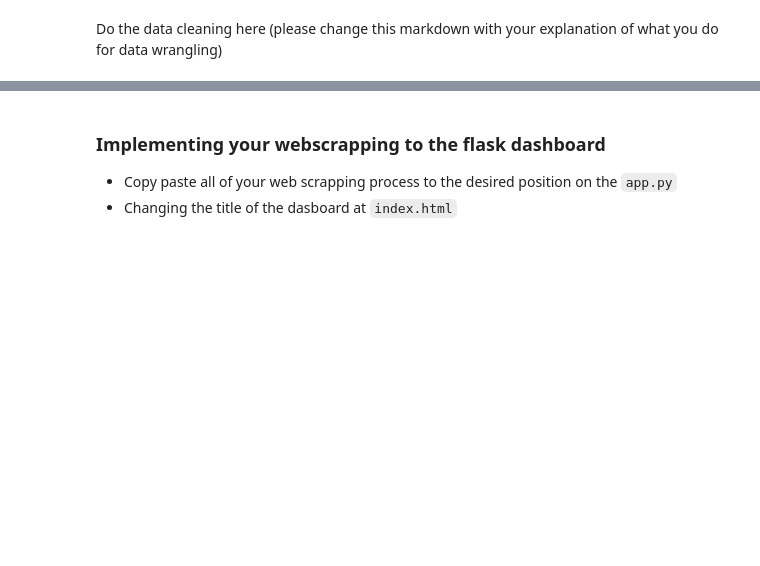
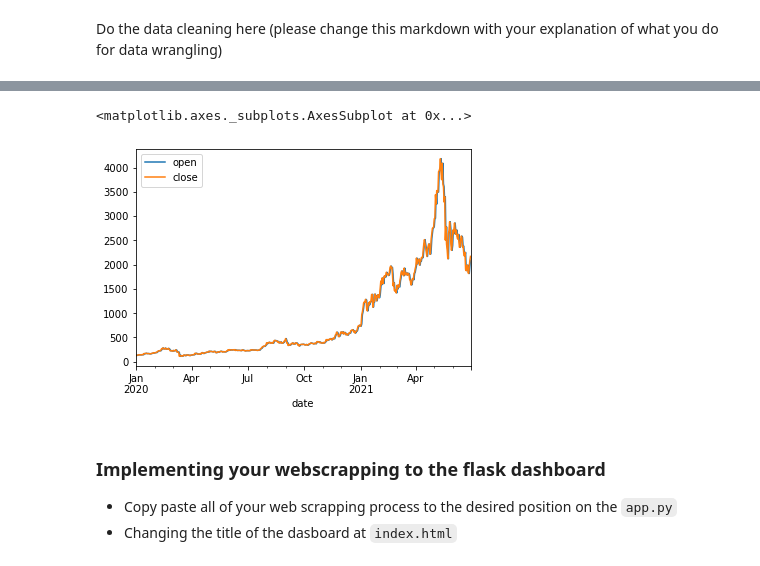
Before and after one commit to bartan29/Webscraping-Ethereum-Sales-from-CoinGecko-Using-Beautiful-Soup, a Jupyter notebook: Notebook Skeleton Guide Capstone Beautiful Soup.ipynb, the cells around one changed output, grey strips where cells are left out. Saved outputs shown, nothing was run; the diff lists cells and outputs as text; code cells hidden in the pictures; blank space fills up the shorter version.

```diff
--- a/Notebook Skeleton Guide Capstone Beautiful Soup.ipynb
+++ b/Notebook Skeleton Guide Capstone Beautiful Soup.ipynb
@@ -57,3 +268,8 @@ Do the data cleaning here (please change this markdown with your explanation of
+# %%
+df.plot(y=['open','close'])
+# %% [output]
+<matplotlib.axes._subplots.AxesSubplot at 0x...>
+[figure, added]
 # %% [markdown]
 ### Implementing your webscrapping to the flask dashboard
 
```
Also changed, not shown: parts of 24 cells of this notebook.
